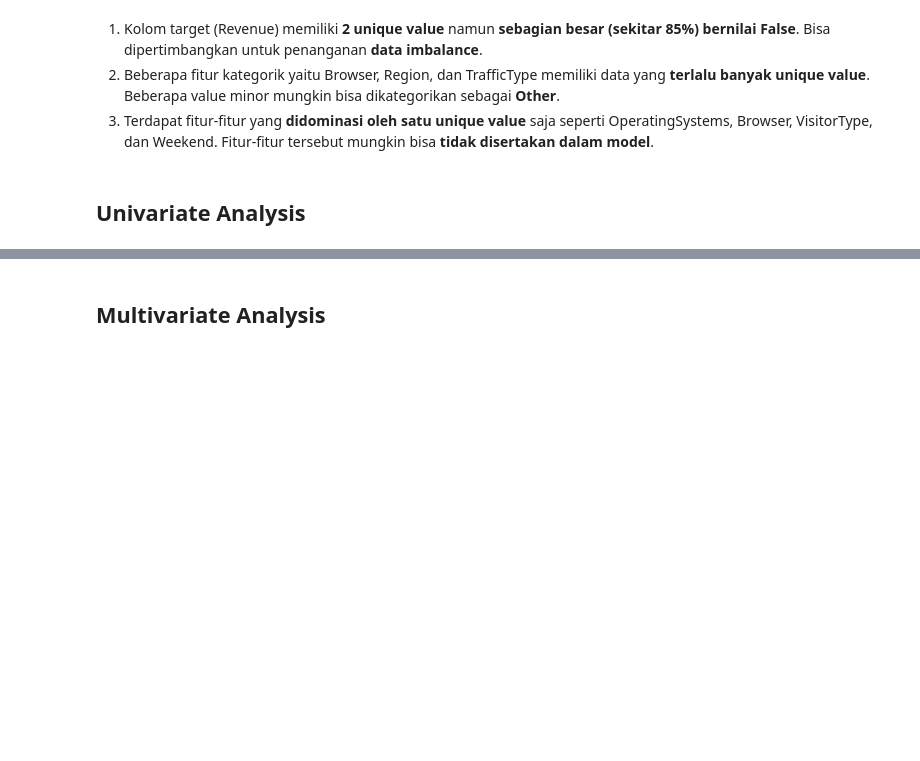
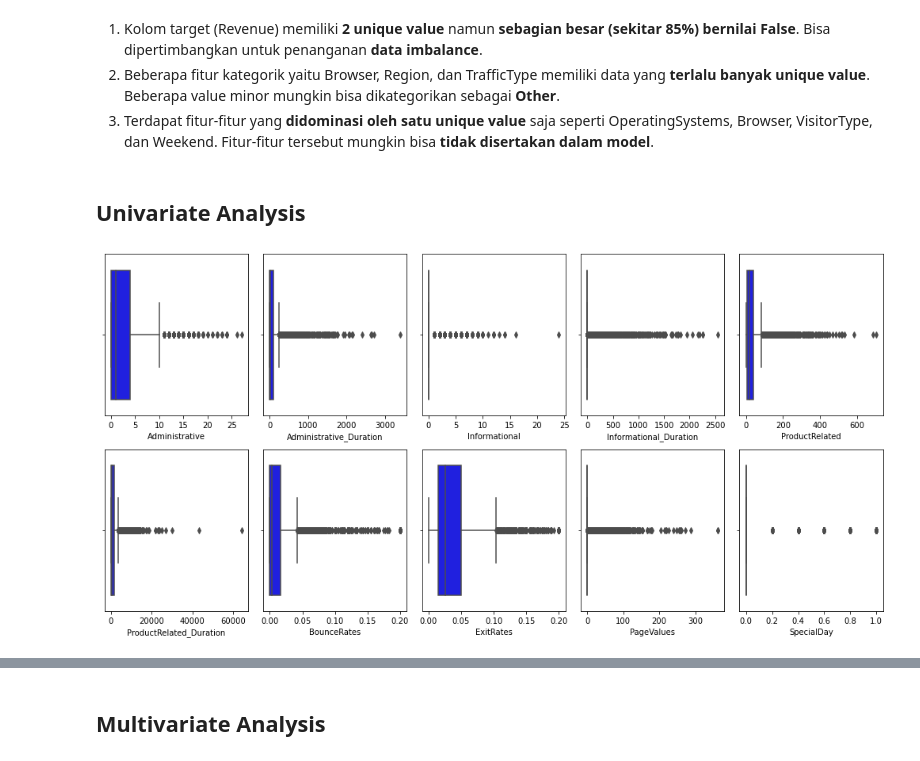
Before and after one commit to aryasa22/online-shoppers-intention, a Jupyter notebook: notebook/EDA.ipynb, the cells around one changed output, grey strips where cells are left out. Drawn from its saved outputs; the diff is of its cells as text; code cells hidden in the pictures; blank space fills up the shorter version.

Commit message:
menambahkan univariate analysis

```diff
--- a/notebook/EDA.ipynb
+++ b/notebook/EDA.ipynb
@@ -155,5 +155,20 @@ Fitur Kategorik
 1. Kolom target (Revenue) memiliki **2 unique value** namun **sebagian besar (sekitar 85%) bernilai False**. Bisa dipertimbangkan untuk penanganan **data imbalance**.
 2. Beberapa fitur kategorik yaitu Browser, Region, dan TrafficType memiliki data yang **terlalu banyak unique value**. Beberapa value minor mungkin bisa dikategorikan sebagai **Other**.
 3. Terdapat fitur-fitur yang **didominasi oleh satu unique value** saja seperti OperatingSystems, Browser, VisitorType, dan Weekend. Fitur-fitur tersebut mungkin bisa **tidak disertakan dalam model**.
-# %% [markdown]
-## Univariate Analysis
+# %% [markdown]
+## Univariate Analysis
+# %%
+df = pd.read_csv('../dataset/online_shoppers_intention.csv')
+
+nums =['Administrative','Administrative_Duration','Informational','Informational_Duration','ProductRelated','ProductRelated_Duration',
+       'BounceRates','ExitRates','PageValues','SpecialDay']
+cats =['Month','VisitorType','Weekend','Revenue']
+encode =['OperatingSystems','Browser','Region','TrafficType']
+# %%
+plt.figure(figsize=(14, 7))
+for i in range(0, len(nums)):
+    plt.subplot(2, 5, i+1)
+    sns.boxplot(x=df[nums[i]], color='blue')
+    plt.tight_layout()
+# %% [output]
+[figure, added]
```
Also changed, not shown: parts of 6 cells of this notebook.
